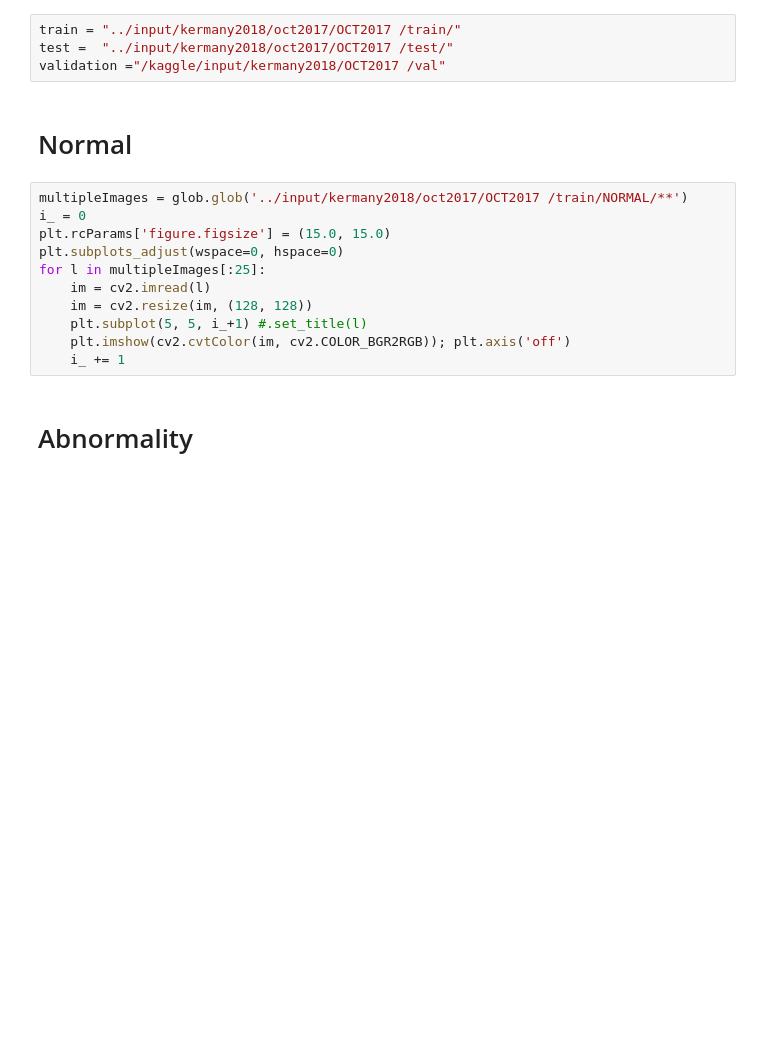
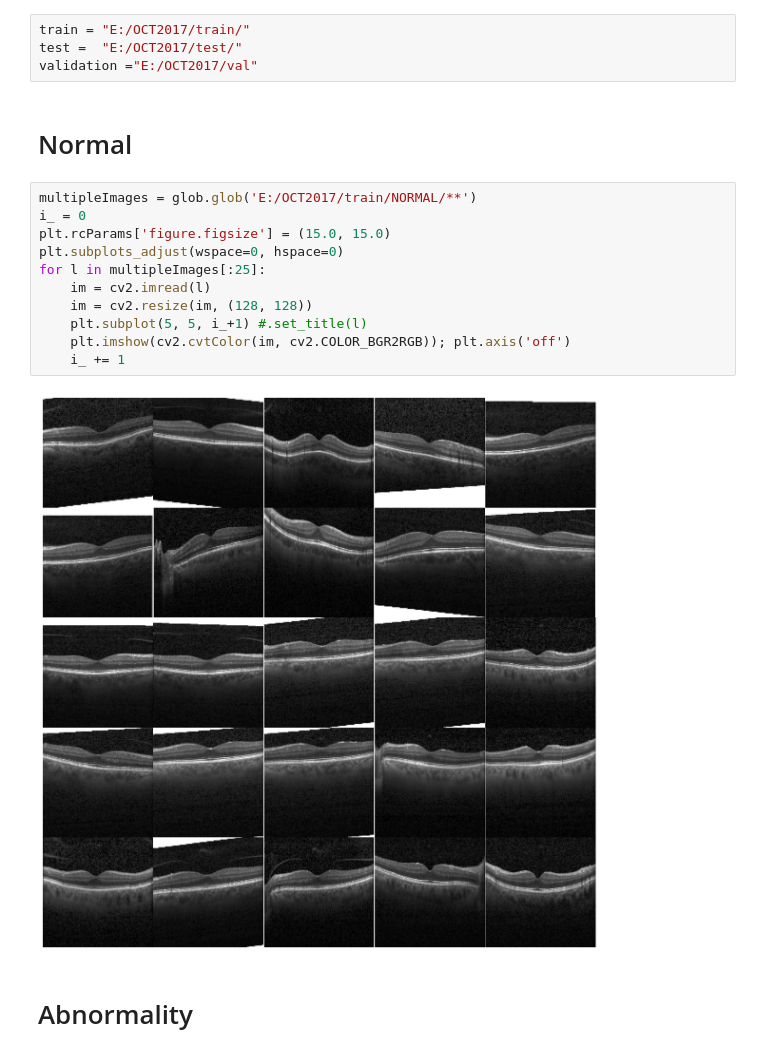
Before and after one commit to Miinaal/Retinal-OCT-Image-Classification, a Jupyter notebook: retinal-oct.ipynb, the cells around one changed output. Saved outputs shown, nothing was run; the diff lists cells and outputs as text; blank space fills up the shorter version.

Commit message:
Kaggle Notebook | Retinal OCT  | Version 7

```diff
--- a/retinal-oct.ipynb
+++ b/retinal-oct.ipynb
@@ -17,22 +15,24 @@ import cv2
 import warnings
 warnings.filterwarnings("ignore")
 # %%
-train = "../input/kermany2018/oct2017/OCT2017 /train/"
-test =  "../input/kermany2018/oct2017/OCT2017 /test/"
-validation ="/kaggle/input/kermany2018/OCT2017 /val"
+train = "E:/OCT2017/train/"
+test =  "E:/OCT2017/test/"
+validation ="E:/OCT2017/val"
 # %% [markdown]
 # Normal
 # %%
-multipleImages = glob.glob('../input/kermany2018/oct2017/OCT2017 /train/NORMAL/**')
+multipleImages = glob.glob('E:/OCT2017/train/NORMAL/**')
 i_ = 0
 plt.rcParams['figure.figsize'] = (15.0, 15.0)
 plt.subplots_adjust(wspace=0, hspace=0)
 for l in multipleImages[:25]:
     im = cv2.imread(l)
     im = cv2.resize(im, (128, 128))
     plt.subplot(5, 5, i_+1) #.set_title(l)
     plt.imshow(cv2.cvtColor(im, cv2.COLOR_BGR2RGB)); plt.axis('off')
     i_ += 1
+# %% [output]
+[figure, added]
 # %% [markdown]
 # Abnormality
 # %% [markdown]
```
Also changed, not shown: parts of 12 cells of this notebook.
